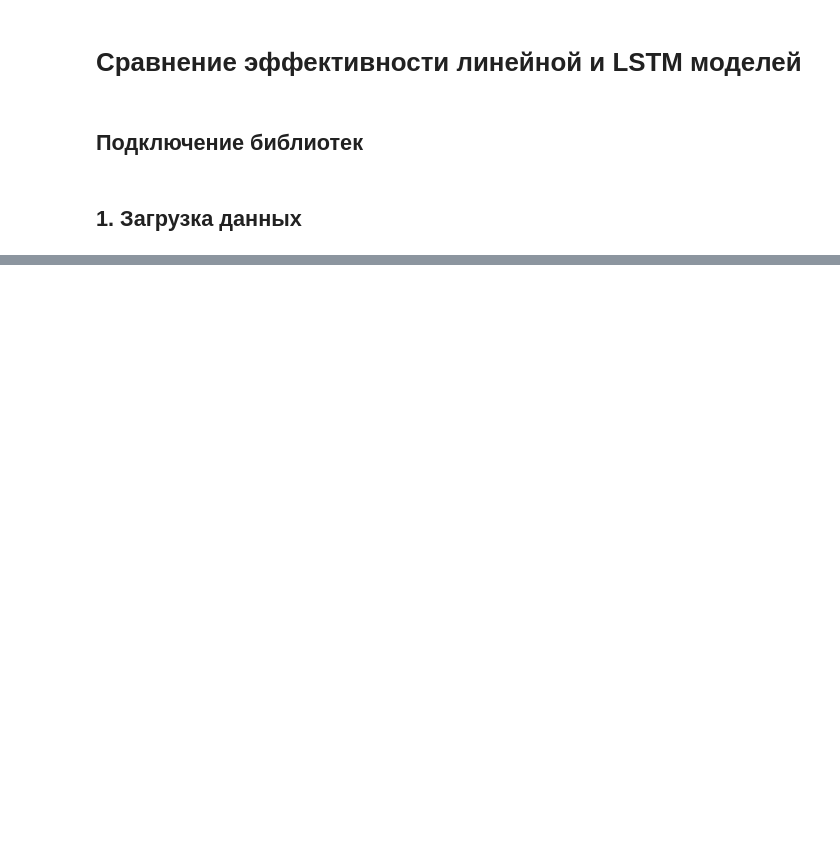
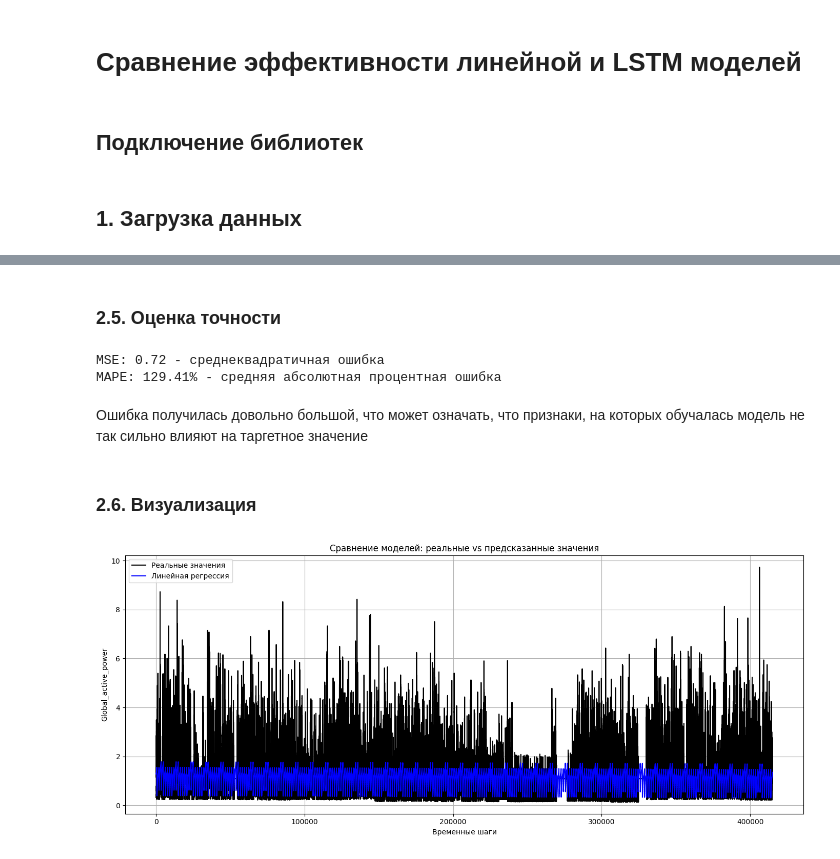
Before and after one commit to saitovmarat/Energy-Forecast, a Jupyter notebook: TS_Difference.ipynb, the cells around one changed output, grey strips where cells are left out. Cells and saved outputs as stored; diff of their text form; code cells hidden in the pictures; blank space fills up the shorter version.

Commit message:
compared linear and LSTM models together in accuracy

```diff
--- a/TS_Difference.ipynb
+++ b/TS_Difference.ipynb
@@ -49,8 +45,6 @@ y_power = df['Global_active_power']
 # %%
-X_train_lin, X_test_lin, y_train_lin, y_test_lin = train_test_split(
-    X_time, y_power, test_size=0.2, shuffle=False
-)
+X_train_lr = train_scaled[time_features]
+y_train_lr = train_scaled[target_feature]
 
-lin_model = LinearRegression()
-lin_model.fit(X_train_lin, y_train_lin)
-lin_pred = lin_model.predict(X_test_lin)
+X_test_lr = test_scaled[time_features]
+y_test_lr = test_scaled[target_feature]
@@ -56,0 +53,3 @@ lin_pred = lin_model.predict(X_test_lin)
+# %%
+lr_model = LinearRegression()
+lr_model.fit(X_train_lr, y_train_lr)
@@ -56,0 +60,2 @@ lin_pred = lin_model.predict(X_test_lin)
+# %%
+y_pred_lr_scaled = lr_model.predict(X_test_lr)
@@ -56,0 +64,37 @@ lin_pred = lin_model.predict(X_test_lin)
+# %%
+def denormalize(scaler, values, column_name, df_columns):
+    target_index = list(df_columns).index(column_name)
+    full_shape = np.zeros((len(values), len(df_columns)))
+    full_shape[:, target_index] = values.flatten()
+    return scaler.inverse_transform(full_shape)[:, target_index]
+
+real_values = df.loc[test_data.index, target_feature].values
+y_pred_lr_unscaled = denormalize(scaler, y_pred_lr_scaled, target_feature, df.columns)
+# %% [markdown]
+### 2.5. Оценка точности
+# %%
+mse_lr = mean_squared_error(real_values, y_pred_lr_unscaled)
+mape_lr = mean_absolute_percentage_error(real_values, y_pred_lr_unscaled)
+
+print(f"MSE: {mse_lr:.2f} - среднеквадратичная ошибка")
+print(f"MAPE: {mape_lr * 100:.2f}% - cредняя абсолютная процентная ошибка")
+# %% [output]
+MSE: 0.72 - среднеквадратичная ошибка
+MAPE: 129.41% - cредняя абсолютная процентная ошибка
+# %% [markdown]
+Ошибка получилась довольно большой, что может означать, что признаки, на которых обучалась модель не так сильно влияют на таргетное значение
+# %% [markdown]
+### 2.6. Визуализация
+# %%
+plt.figure(figsize=(14, 6))
+plt.plot(real_values, label='Реальные значения', color='black')
+plt.plot(y_pred_lr_unscaled, label='Линейная регрессия', color='blue')
+plt.title('Сравнение моделей: реальные vs предсказанные значения')
+plt.xlabel('Временные шаги')
+plt.ylabel('Global_active_power')
+plt.legend()
+plt.grid(True)
+plt.tight_layout()
+plt.show()
+# %% [output]
+[figure, added]
```
Also changed, not shown: parts of 33 cells of this notebook, 2 other files.
